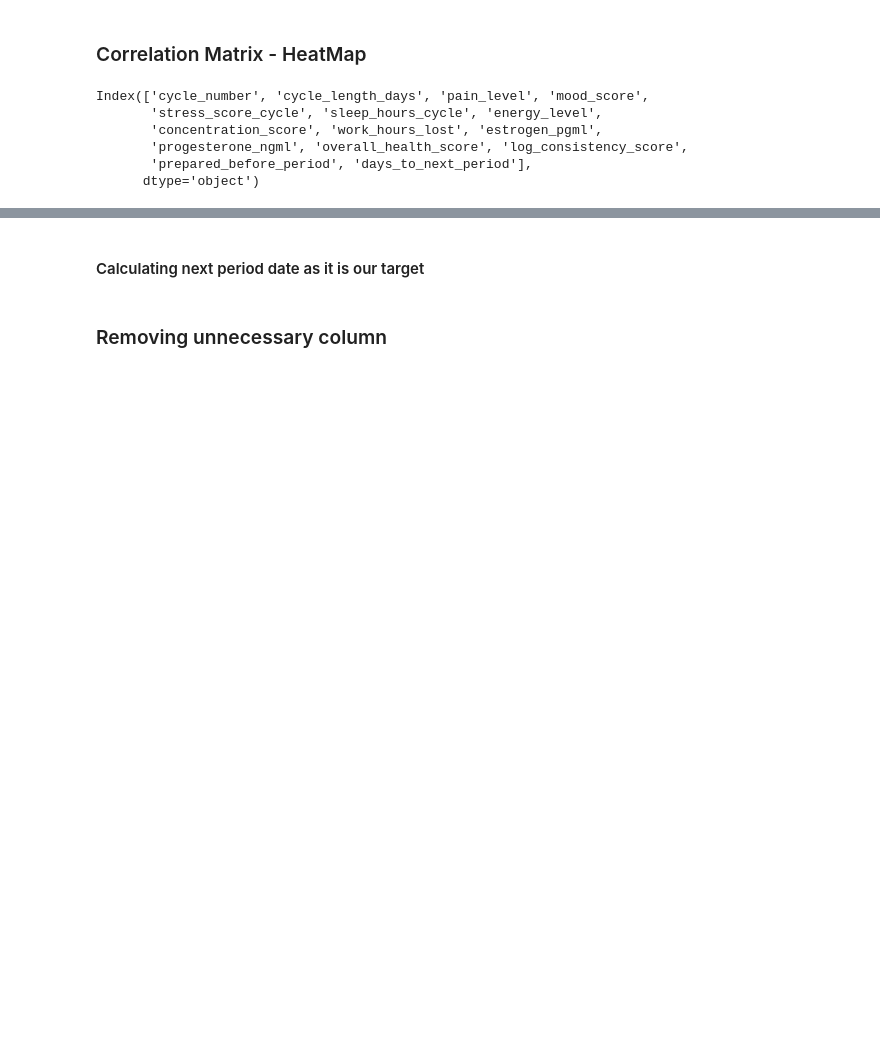
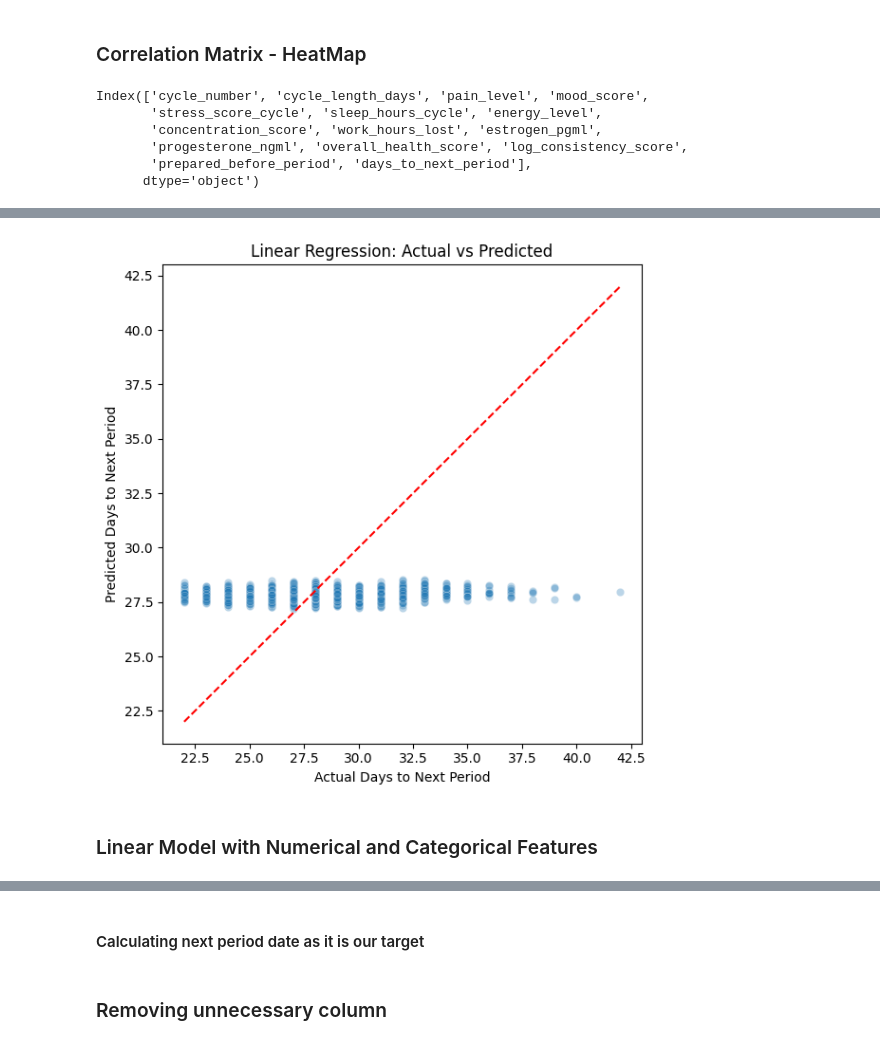
Before and after one commit to sushmitamalakar10/data-science-projects, a Jupyter notebook: Menstrual Cycle Tracker/menstrual_cycle.ipynb, the cells around one changed output, grey strips where cells are left out. Drawn from its saved outputs; the diff is of its cells as text; code cells hidden in the pictures; blank space fills up the shorter version.

```diff
--- a/Menstrual Cycle Tracker/menstrual_cycle.ipynb
+++ b/Menstrual Cycle Tracker/menstrual_cycle.ipynb
@@ -405,0 +413,5 @@ plt.show()
+# %%
+feature_cols = ['pain_level', 'mood_score', 'stress_score_cycle', 'sleep_hours_cycle', 'energy_level', 'concentration_score']
+
+X_num = period_df[feature_cols]
+y_num = period_df['days_to_next_period']
@@ -405,0 +420,2 @@ plt.show()
+# %%
+X_train, X_test, y_train, y_test = train_test_split(X_num, y_num, test_size=0.2, random_state=42)
@@ -405,0 +429,2 @@ plt.show()
+# %%
+y_pred = model_num.predict(X_test)
@@ -405,0 +444,18 @@ plt.show()
+# %%
+import matplotlib.pyplot as plt
+import seaborn as sns
+
+plt.figure(figsize=(6, 6))
+sns.scatterplot(x=y_test, y=y_pred, alpha=0.3)
+plt.plot([y_test.min(), y_test.max()],
+         [y_test.min(), y_test.max()],
+         color='red', linestyle='--')
+plt.xlabel('Actual Days to Next Period')
+plt.ylabel('Predicted Days to Next Period')
+plt.title('Linear Regression: Actual vs Predicted')
+plt.tight_layout()
+plt.show()
+# %% [output]
+[figure, added]
+# %% [markdown]
+### Linear Model with Numerical and Categorical Features
```
Also changed, not shown: parts of 12 cells of this notebook.
